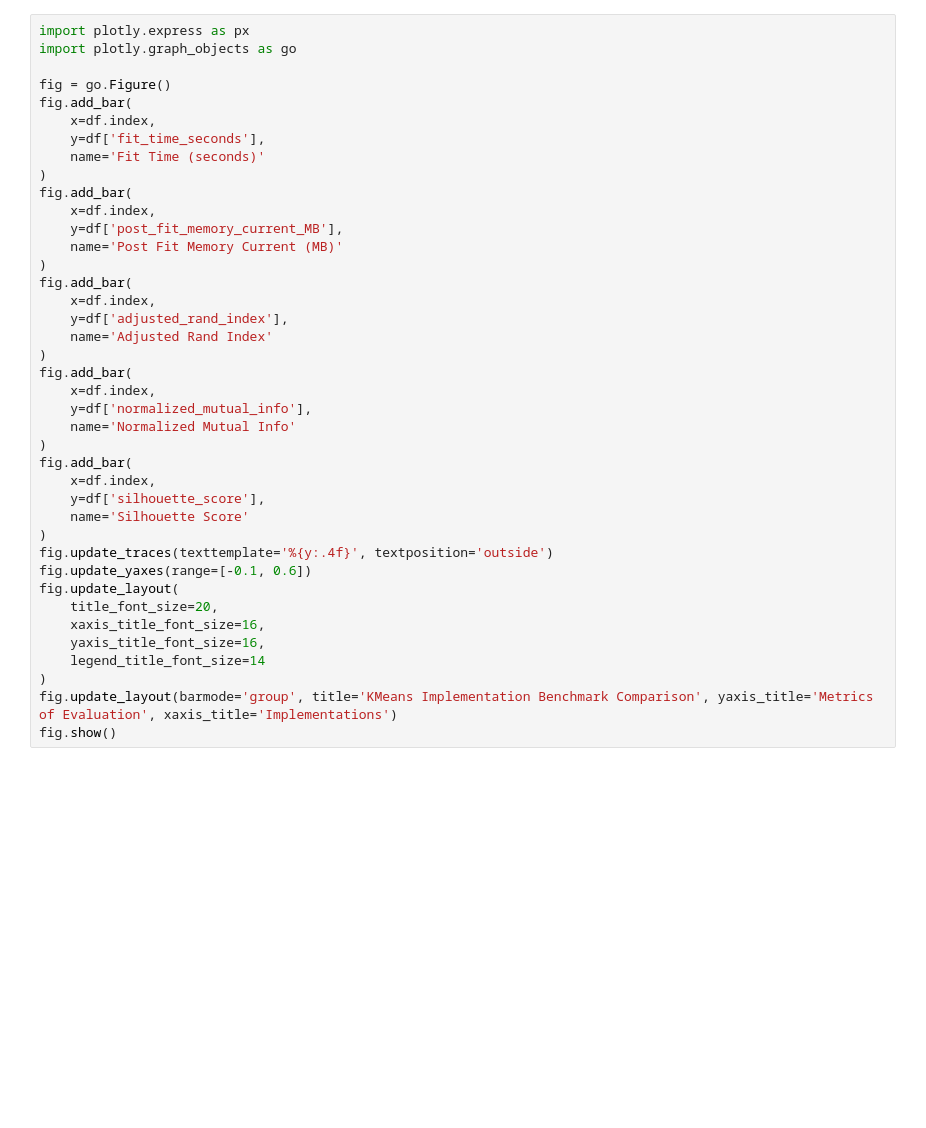
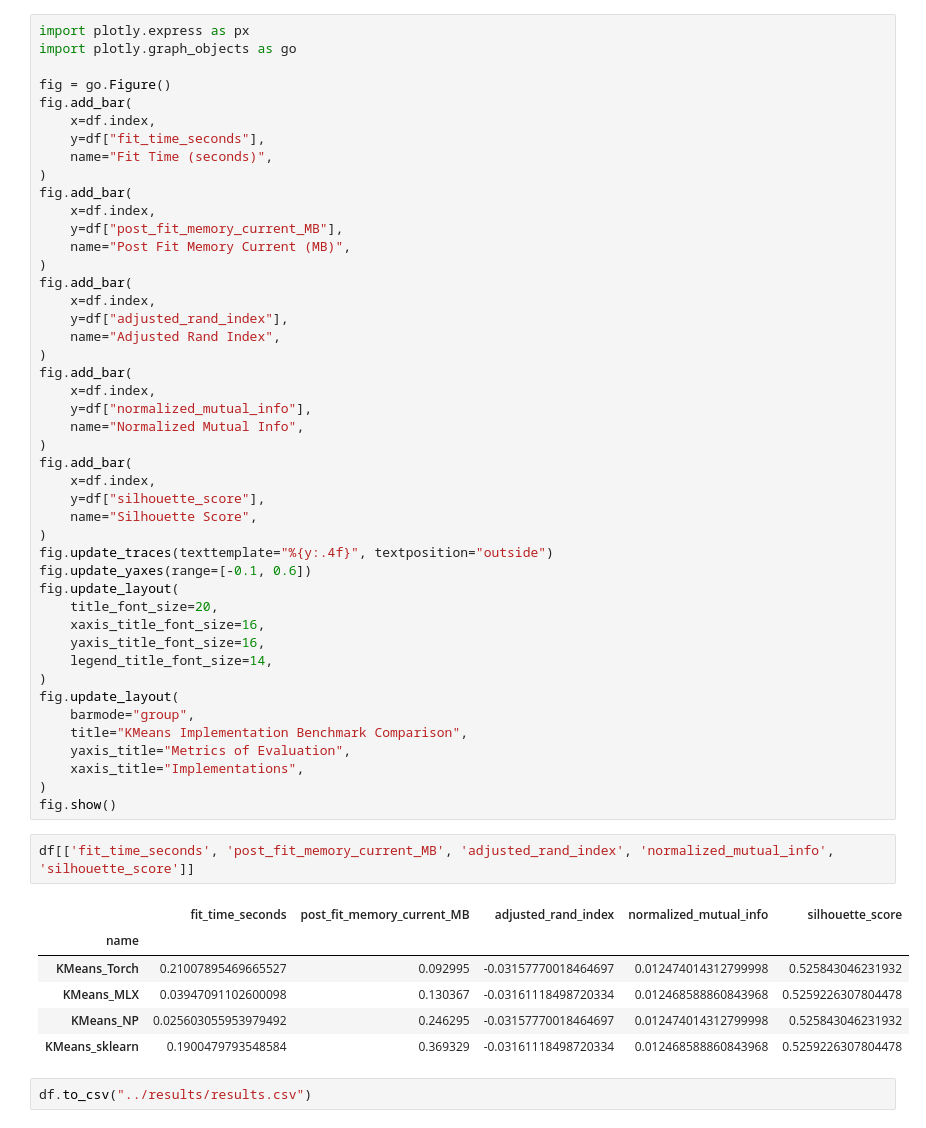
Before and after one commit to c2p-cmd/MLXBenchmark, a Jupyter notebook: src/notebooks/result_comparision.ipynb, the cells around one changed output. Drawn from its saved outputs; the diff is of its cells as text; blank space fills up the shorter version.

```diff
--- a/src/notebooks/result_comparision.ipynb
+++ b/src/notebooks/result_comparision.ipynb
@@ -114,36 +114,52 @@ import plotly.graph_objects as go
 fig = go.Figure()
 fig.add_bar(
     x=df.index,
-    y=df['fit_time_seconds'],
-    name='Fit Time (seconds)'
+    y=df["fit_time_seconds"],
+    name="Fit Time (seconds)",
 )
 fig.add_bar(
     x=df.index,
-    y=df['post_fit_memory_current_MB'],
-    name='Post Fit Memory Current (MB)'
+    y=df["post_fit_memory_current_MB"],
+    name="Post Fit Memory Current (MB)",
 )
 fig.add_bar(
     x=df.index,
-    y=df['adjusted_rand_index'],
-    name='Adjusted Rand Index'
+    y=df["adjusted_rand_index"],
+    name="Adjusted Rand Index",
 )
 fig.add_bar(
     x=df.index,
-    y=df['normalized_mutual_info'],
-    name='Normalized Mutual Info'
+    y=df["normalized_mutual_info"],
+    name="Normalized Mutual Info",
 )
 fig.add_bar(
     x=df.index,
-    y=df['silhouette_score'],
-    name='Silhouette Score'
+    y=df["silhouette_score"],
+    name="Silhouette Score",
 )
-fig.update_traces(texttemplate='%{y:.4f}', textposition='outside')
+fig.update_traces(texttemplate="%{y:.4f}", textposition="outside")
 fig.update_yaxes(range=[-0.1, 0.6])
 fig.update_layout(
     title_font_size=20,
     xaxis_title_font_size=16,
     yaxis_title_font_size=16,
-    legend_title_font_size=14
+    legend_title_font_size=14,
 )
-fig.update_layout(barmode='group', title='KMeans Implementation Benchmark Comparison', yaxis_title='Metrics of Evaluation', xaxis_title='Implementations')
+fig.update_layout(
+    barmode="group",
+    title="KMeans Implementation Benchmark Comparison",
+    yaxis_title="Metrics of Evaluation",
+    xaxis_title="Implementations",
+)
 fig.show()
+# %%
+df[['fit_time_seconds', 'post_fit_memory_current_MB', 'adjusted_rand_index', 'normalized_mutual_info', 'silhouette_score']]
+# %% [output]
+|  | fit_time_seconds | post_fit_memory_current_MB | adjusted_rand_index | normalized_mutual_info | silhouette_score |
+| name |  |  |  |  |  |
+| KMeans_Torch | 0.21007895469665527 | 0.092995 | -0.03157770018464697 | 0.012474014312799998 | 0.525843046231932 |
+| KMeans_MLX | 0.03947091102600098 | 0.130367 | -0.03161118498720334 | 0.012468588860843968 | 0.5259226307804478 |
+| KMeans_NP | 0.025603055953979492 | 0.246295 | -0.03157770018464697 | 0.012474014312799998 | 0.525843046231932 |
+| KMeans_sklearn | 0.1900479793548584 | 0.369329 | -0.03161118498720334 | 0.012468588860843968 | 0.5259226307804478 |
+# %%
+df.to_csv("../results/results.csv")
```
Also changed, not shown: parts of 2 cells of this notebook, 10 other files.
